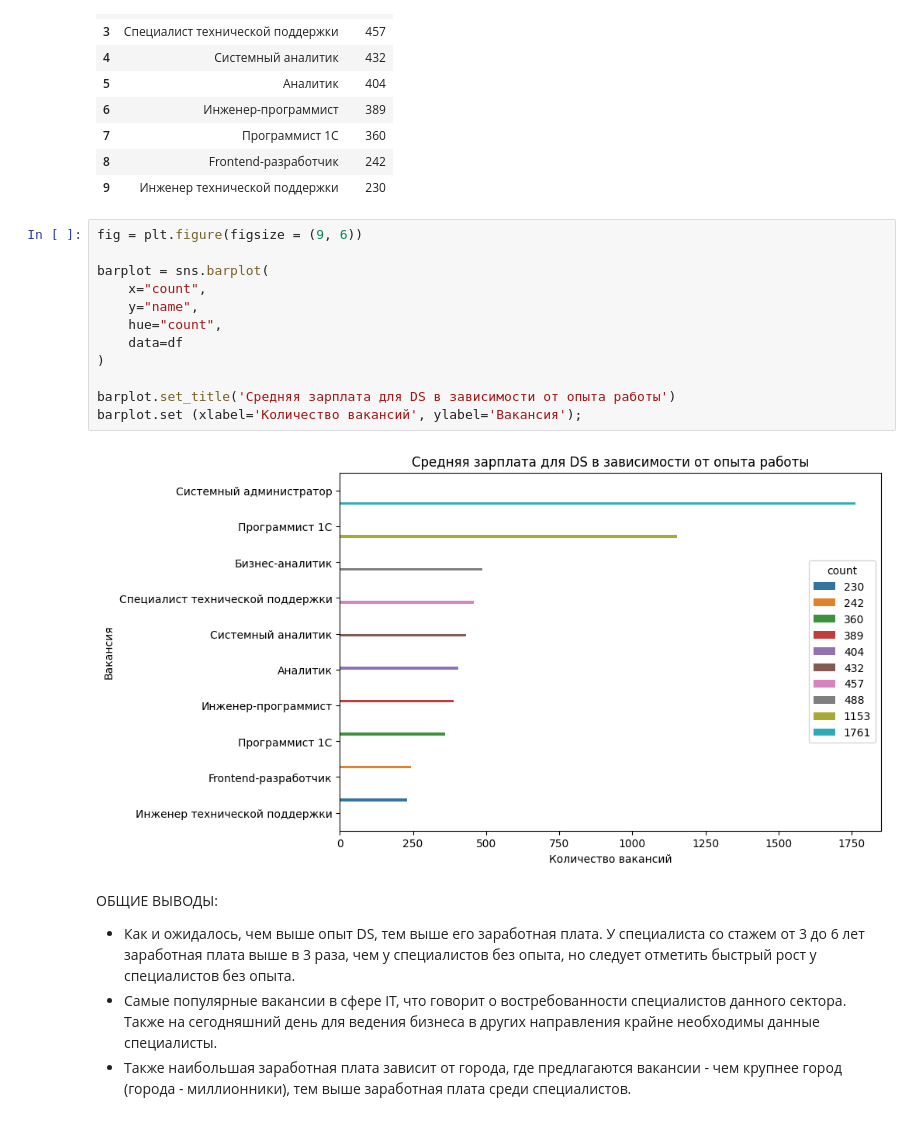
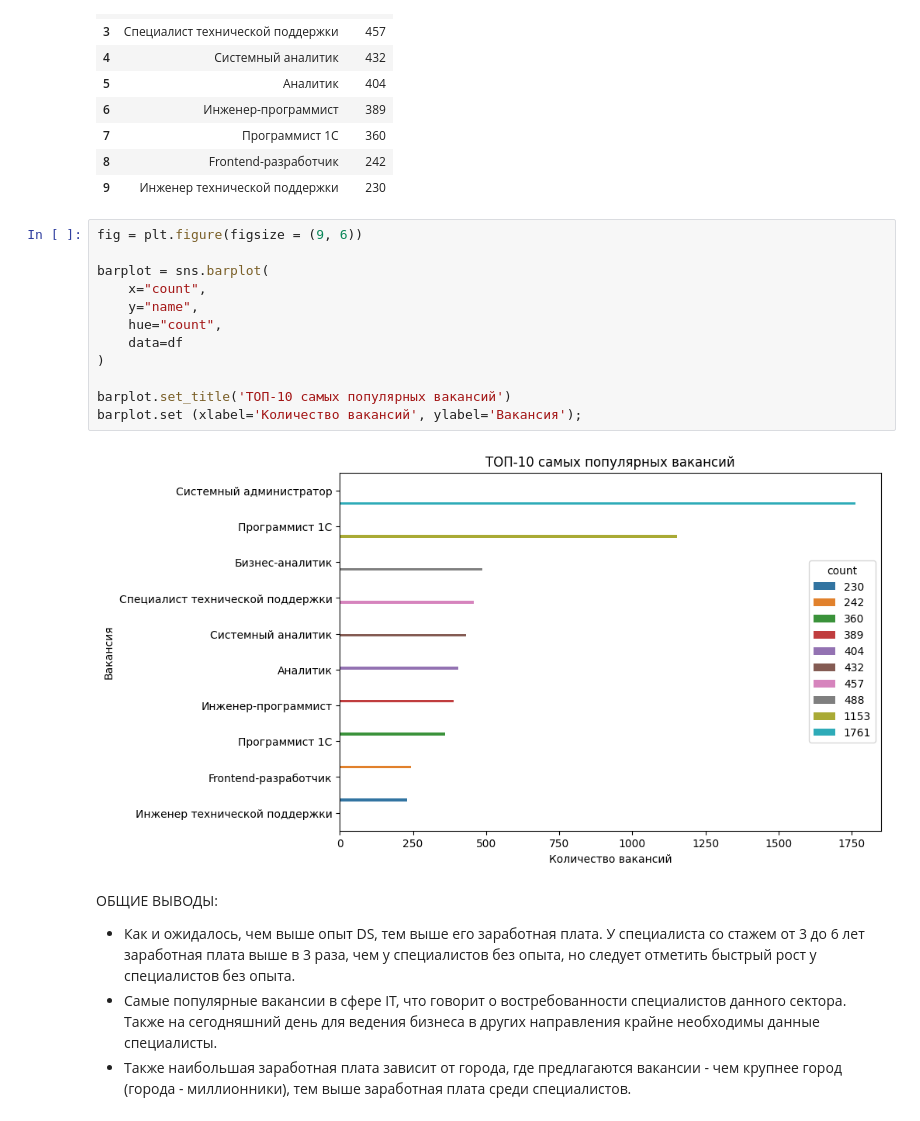
Before and after one commit to Welle470/tb-data-science, a Jupyter notebook: project2/Project-2.ipynb, the cells around one changed output. Cells and saved outputs as stored; diff of their text form.

```diff
--- a/project2/Project-2.ipynb
+++ b/project2/Project-2.ipynb
@@ -728,17 +728,17 @@ df
 # %%
 fig = plt.figure(figsize = (9, 6))
 
 barplot = sns.barplot(
     x="count",
     y="name",
     hue="count",
     data=df
 )
 
-barplot.set_title('Средняя зарплата для DS в зависимости от опыта работы')
+barplot.set_title('ТОП-10 самых популярных вакансий')
 barplot.set (xlabel='Количество вакансий', ylabel='Вакансия');
 # %% [output]
-[figure, old version]
+[figure, new version]
 # %% [markdown]
 ОБЩИЕ ВЫВОДЫ:
 * Как и ожидалось, чем выше опыт DS, тем выше его заработная плата. У специалиста со стажем от 3 до 6 лет заработная плата выше в 3 раза, чем у специалистов без опыта, но следует отметить быстрый рост у специалистов без опыта.
```
Also changed, not shown: parts of 1 cell of this notebook.
